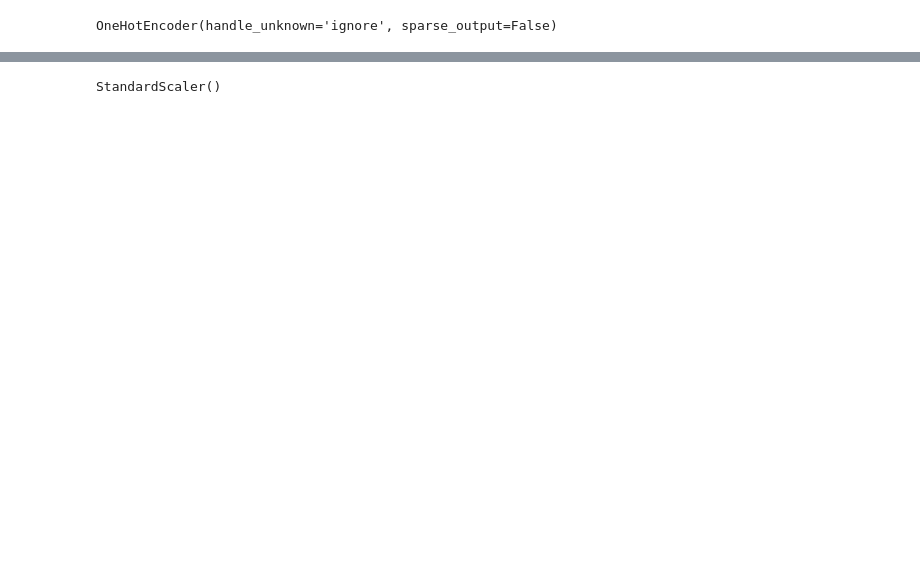
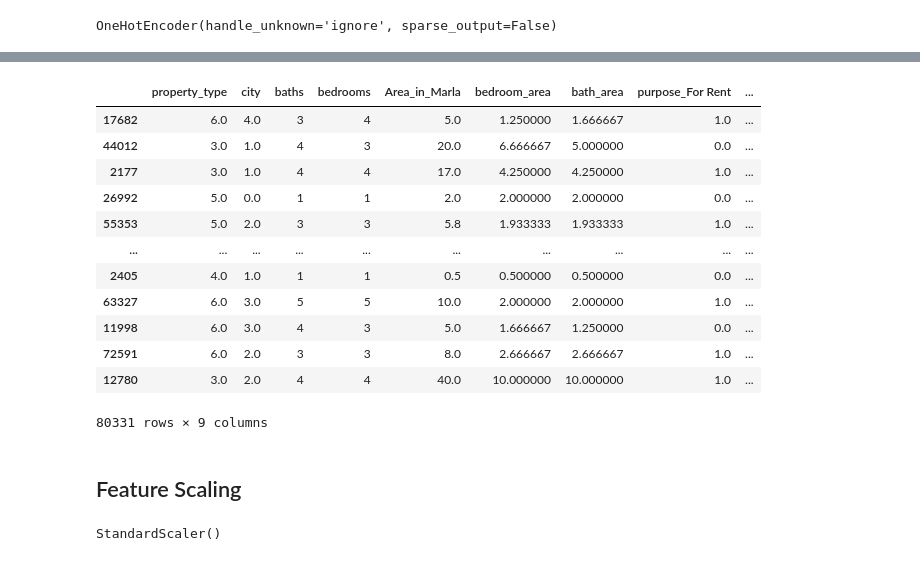
Before and after one commit to AmeUr56/House-Price-Prediction, a Jupyter notebook: master.ipynb, the cells around one changed output, grey strips where cells are left out. Cells and saved outputs as stored; diff of their text form; code cells hidden in the pictures; blank space fills up the shorter version.

```diff
--- a/master.ipynb
+++ b/master.ipynb
@@ -170,3 +177,19 @@ from sklearn.preprocessing import StandardScaler
 #test_df = test_df[~np.isinf(test_df.bedroom_area)]
 # %%
 #new_df = new_df[~new_df['purpose_For Rent'].isnull()]
+# %%
+new_df.drop("price",axis=1)
+# %% [output]
+|  | property_type | city | baths | bedrooms | Area_in_Marla | bedroom_area | bath_area | purpose_For Rent | ... |
+| 17682 | 6.0 | 4.0 | 3 | 4 | 5.0 | 1.250000 | 1.666667 | 1.0 | ... |
+| 44012 | 3.0 | 1.0 | 4 | 3 | 20.0 | 6.666667 | 5.000000 | 0.0 | ... |
+| 2177 | 3.0 | 1.0 | 4 | 4 | 17.0 | 4.250000 | 4.250000 | 1.0 | ... |
+| 26992 | 5.0 | 0.0 | 1 | 1 | 2.0 | 2.000000 | 2.000000 | 0.0 | ... |
+| 55353 | 5.0 | 2.0 | 3 | 3 | 5.8 | 1.933333 | 1.933333 | 1.0 | ... |
+| ... | ... | ... | ... | ... | ... | ... | ... | ... | ... |
+| 2405 | 4.0 | 1.0 | 1 | 1 | 0.5 | 0.500000 | 0.500000 | 0.0 | ... |
+| 63327 | 6.0 | 3.0 | 5 | 5 | 10.0 | 2.000000 | 2.000000 | 1.0 | ... |
+| 11998 | 6.0 | 3.0 | 4 | 3 | 5.0 | 1.666667 | 1.250000 | 0.0 | ... |
+| 72591 | 6.0 | 2.0 | 3 | 3 | 8.0 | 2.666667 | 2.666667 | 1.0 | ... |
+| 12780 | 3.0 | 2.0 | 4 | 4 | 40.0 | 10.000000 | 10.000000 | 1.0 | ... |
+80331 rows × 9 columns
@@ -172,0 +206,2 @@ from sklearn.preprocessing import StandardScaler
+# %% [markdown]
+## Feature Scaling
```
Also changed, not shown: parts of 72 cells of this notebook, 9 other files.
